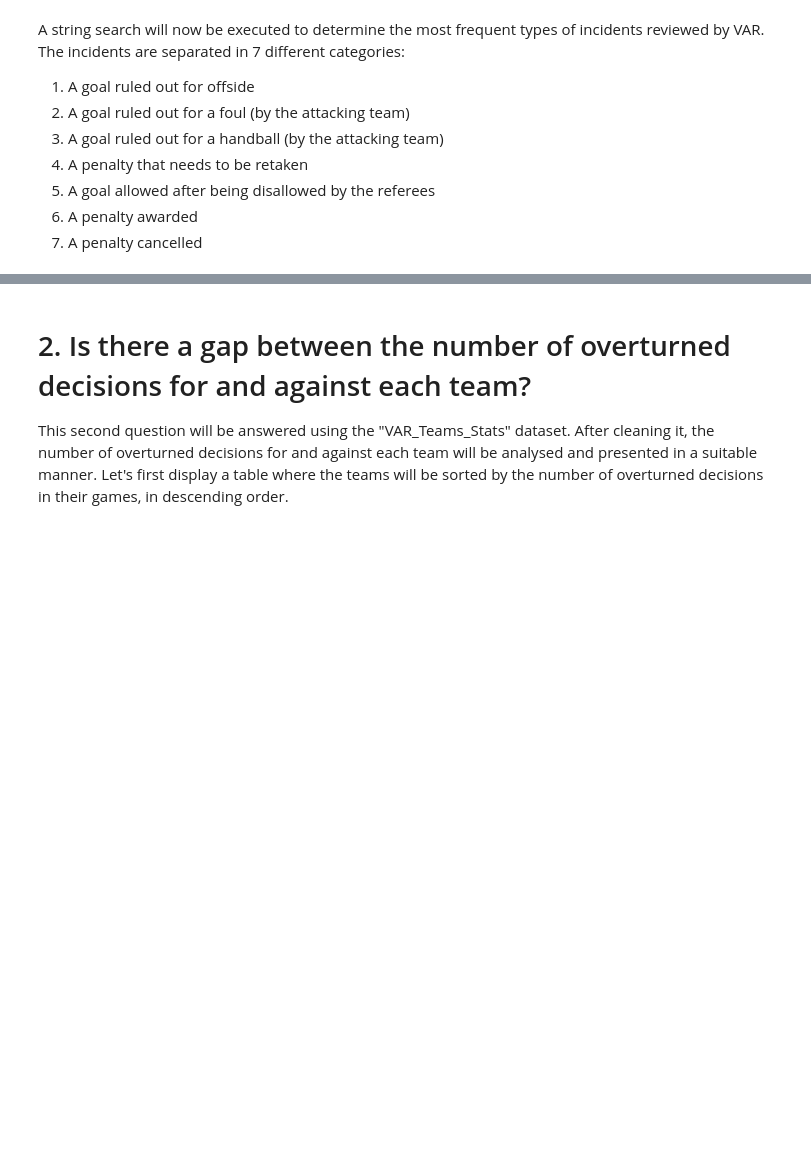
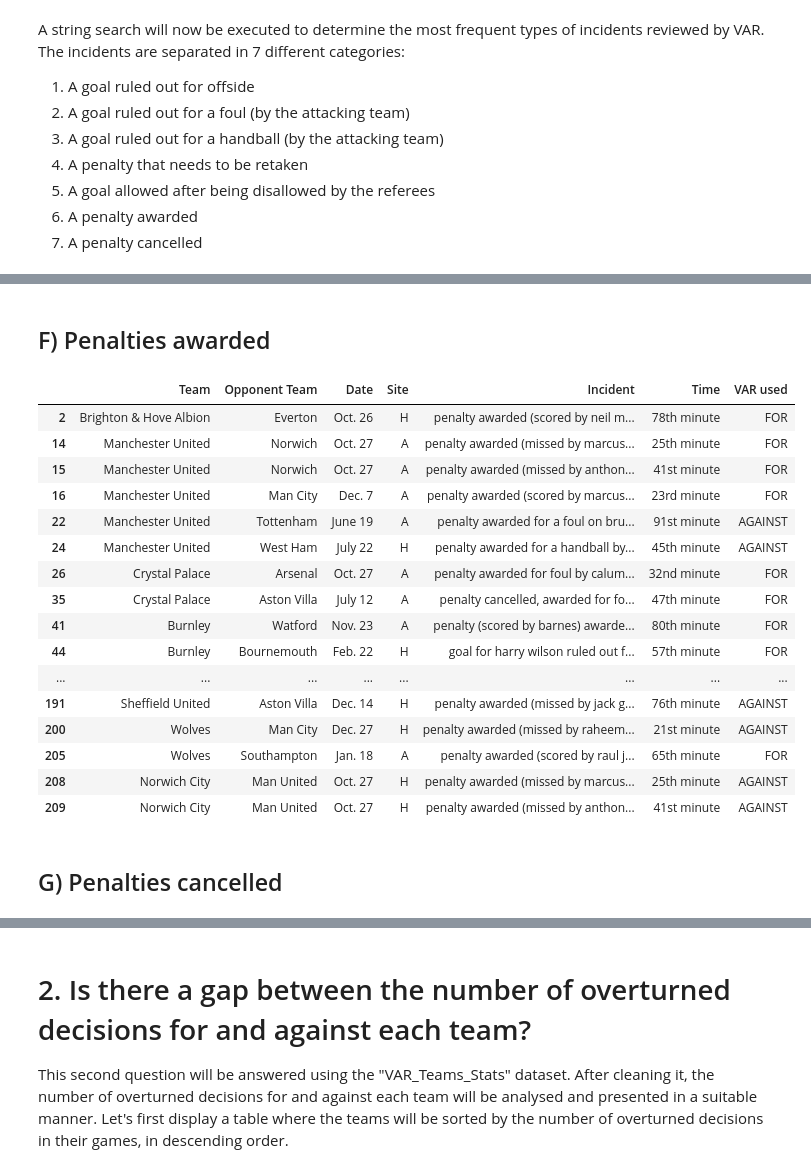
Before and after one commit to julelia/DataMadness, a Jupyter notebook: Data Madness.ipynb, the cells around one changed output, grey strips where cells are left out. Drawn from its saved outputs; the diff is of its cells as text; code cells hidden in the pictures; blank space fills up the shorter version.

```diff
--- a/Data Madness.ipynb
+++ b/Data Madness.ipynb
@@ -101,0 +187,25 @@ A string search will now be executed to determine the most frequent types of inc
+# %% [markdown]
+## F) Penalties awarded
+# %%
+penalties_awarded = incidents[incidents['Incident'].str.contains("penalty") & incidents['Incident'].str.contains("awarded")]
+penalties_awarded
+# %% [output]
+|  | Team | Opponent Team | Date | Site | Incident | Time | VAR used |
+| 2 | Brighton & Hove Albion | Everton | Oct. 26 | H | penalty awarded (scored by neil m... | 78th minute | FOR |
+| 14 | Manchester United | Norwich | Oct. 27 | A | penalty awarded (missed by marcus... | 25th minute | FOR |
+| 15 | Manchester United | Norwich | Oct. 27 | A | penalty awarded (missed by anthon... | 41st minute | FOR |
+| 16 | Manchester United | Man City | Dec. 7 | A | penalty awarded (scored by marcus... | 23rd minute | FOR |
+| 22 | Manchester United | Tottenham | June 19 | A | penalty awarded for a foul on bru... | 91st minute | AGAINST |
+| 24 | Manchester United | West Ham | July 22 | H | penalty awarded for a handball by... | 45th minute | AGAINST |
+| 26 | Crystal Palace | Arsenal | Oct. 27 | A | penalty awarded for foul by calum... | 32nd minute | FOR |
+| 35 | Crystal Palace | Aston Villa | July 12 | A | penalty cancelled, awarded for fo... | 47th minute | FOR |
+| 41 | Burnley | Watford | Nov. 23 | A | penalty (scored by barnes) awarde... | 80th minute | FOR |
+| 44 | Burnley | Bournemouth | Feb. 22 | H | goal for harry wilson ruled out f... | 57th minute | FOR |
+| ... | ... | ... | ... | ... | ... | ... | ... |
+| 191 | Sheffield United | Aston Villa | Dec. 14 | H | penalty awarded (missed by jack g... | 76th minute | AGAINST |
+| 200 | Wolves | Man City | Dec. 27 | H | penalty awarded (missed by raheem... | 21st minute | AGAINST |
+| 205 | Wolves | Southampton | Jan. 18 | A | penalty awarded (scored by raul j... | 65th minute | FOR |
+| 208 | Norwich City | Man United | Oct. 27 | H | penalty awarded (missed by marcus... | 25th minute | AGAINST |
+| 209 | Norwich City | Man United | Oct. 27 | H | penalty awarded (missed by anthon... | 41st minute | AGAINST |
+# %% [markdown]
+## G) Penalties cancelled
```
Also changed, not shown: parts of 18 cells of this notebook.
